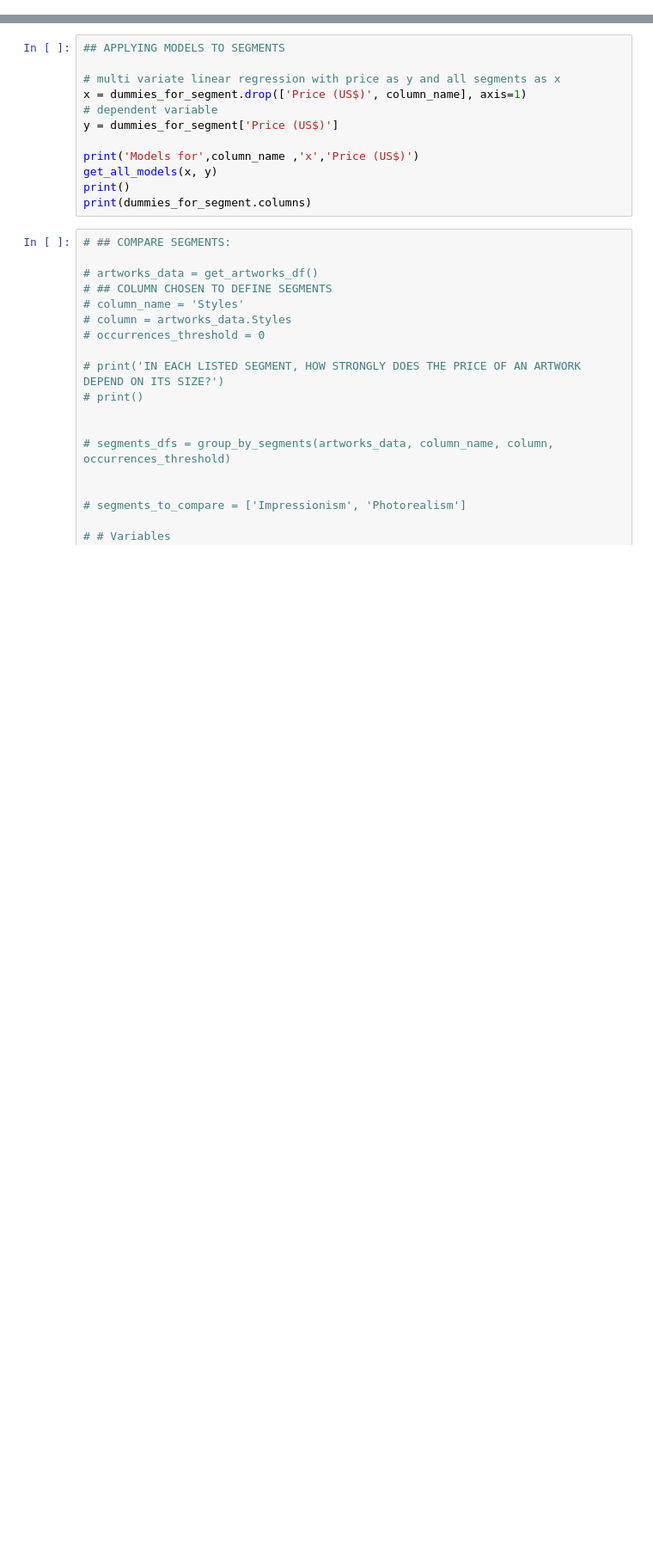
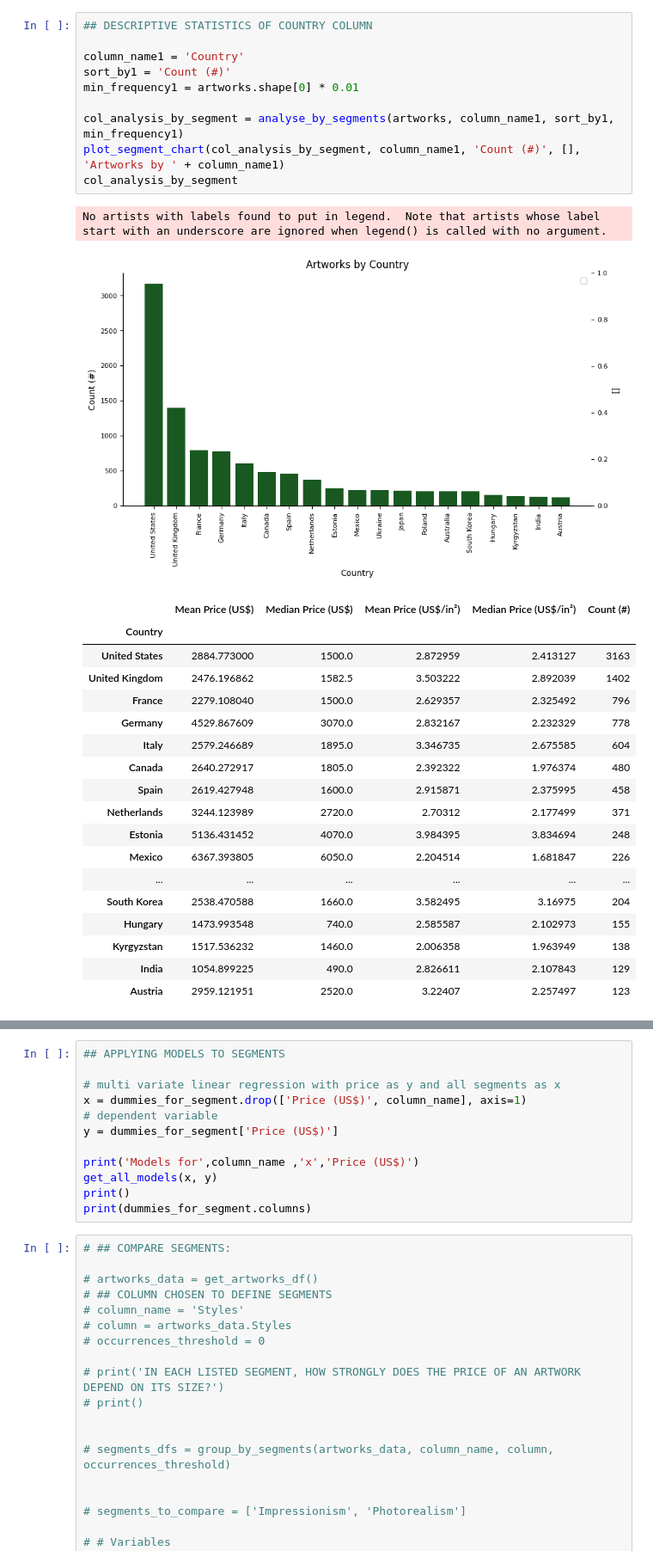
Before and after one commit to cryptogazzetta/Arte, a Jupyter notebook: analysis/saatchi_explore_artworks.ipynb, the cells around one changed output, grey strips where cells are left out. Shown at 86% size. Saved outputs shown, nothing was run; the diff lists cells and outputs as text; blank space fills up the shorter version.

```diff
--- a/analysis/saatchi_explore_artworks.ipynb
+++ b/analysis/saatchi_explore_artworks.ipynb
@@ -625,0 +411,31 @@ for column_name in columns_names:
+# %%
+## DESCRIPTIVE STATISTICS OF COUNTRY COLUMN
+
+column_name1 = 'Country'
+sort_by1 = 'Count (#)'
+min_frequency1 = artworks.shape[0] * 0.01
+
+col_analysis_by_segment = analyse_by_segments(artworks, column_name1, sort_by1, min_frequency1)
+plot_segment_chart(col_analysis_by_segment, column_name1, 'Count (#)', [], 'Artworks by ' + column_name1)
+col_analysis_by_segment
+# %% [output]
+No artists with labels found to put in legend.  Note that artists whose label start with an underscore are ignored when legend() is called with no argument.
+[figure, added]
+|  | Mean Price (US$) | Median Price (US$) | Mean Price (US$/in²) | Median Price (US$/in²) | Count (#) |
+| Country |  |  |  |  |  |
+| United States | 2884.773000 | 1500.0 | 2.872959 | 2.413127 | 3163 |
+| United Kingdom | 2476.196862 | 1582.5 | 3.503222 | 2.892039 | 1402 |
+| France | 2279.108040 | 1500.0 | 2.629357 | 2.325492 | 796 |
+| Germany | 4529.867609 | 3070.0 | 2.832167 | 2.232329 | 778 |
+| Italy | 2579.246689 | 1895.0 | 3.346735 | 2.675585 | 604 |
+| Canada | 2640.272917 | 1805.0 | 2.392322 | 1.976374 | 480 |
+| Spain | 2619.427948 | 1600.0 | 2.915871 | 2.375995 | 458 |
+| Netherlands | 3244.123989 | 2720.0 | 2.70312 | 2.177499 | 371 |
+| Estonia | 5136.431452 | 4070.0 | 3.984395 | 3.834694 | 248 |
+| Mexico | 6367.393805 | 6050.0 | 2.204514 | 1.681847 | 226 |
+| ... | ... | ... | ... | ... | ... |
+| South Korea | 2538.470588 | 1660.0 | 3.582495 | 3.16975 | 204 |
+| Hungary | 1473.993548 | 740.0 | 2.585587 | 2.102973 | 155 |
+| Kyrgyzstan | 1517.536232 | 1460.0 | 2.006358 | 1.963949 | 138 |
+| India | 1054.899225 | 490.0 | 2.826611 | 2.107843 | 129 |
+| Austria | 2959.121951 | 2520.0 | 3.22407 | 2.257497 | 123 |
```
Also changed, not shown: parts of 36 cells of this notebook, 7 other files.
